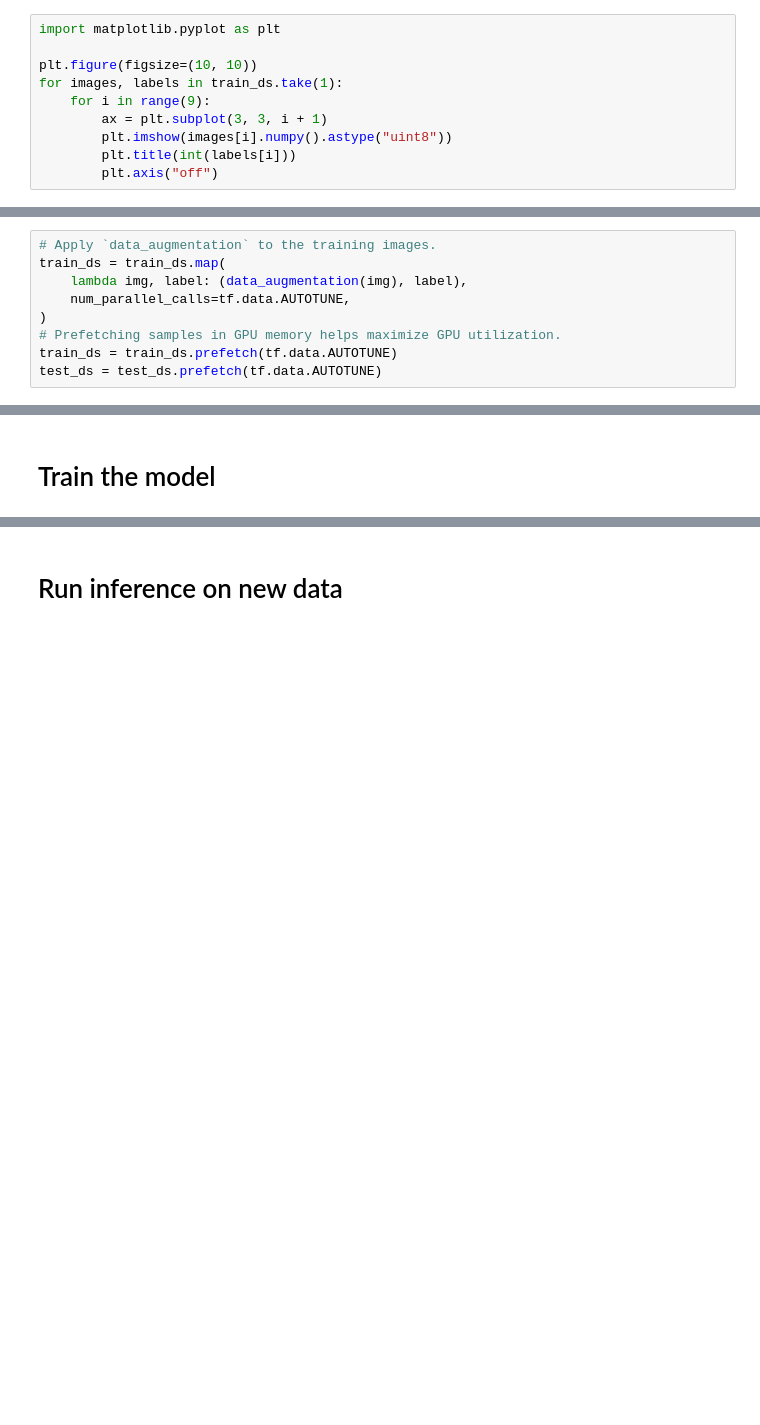
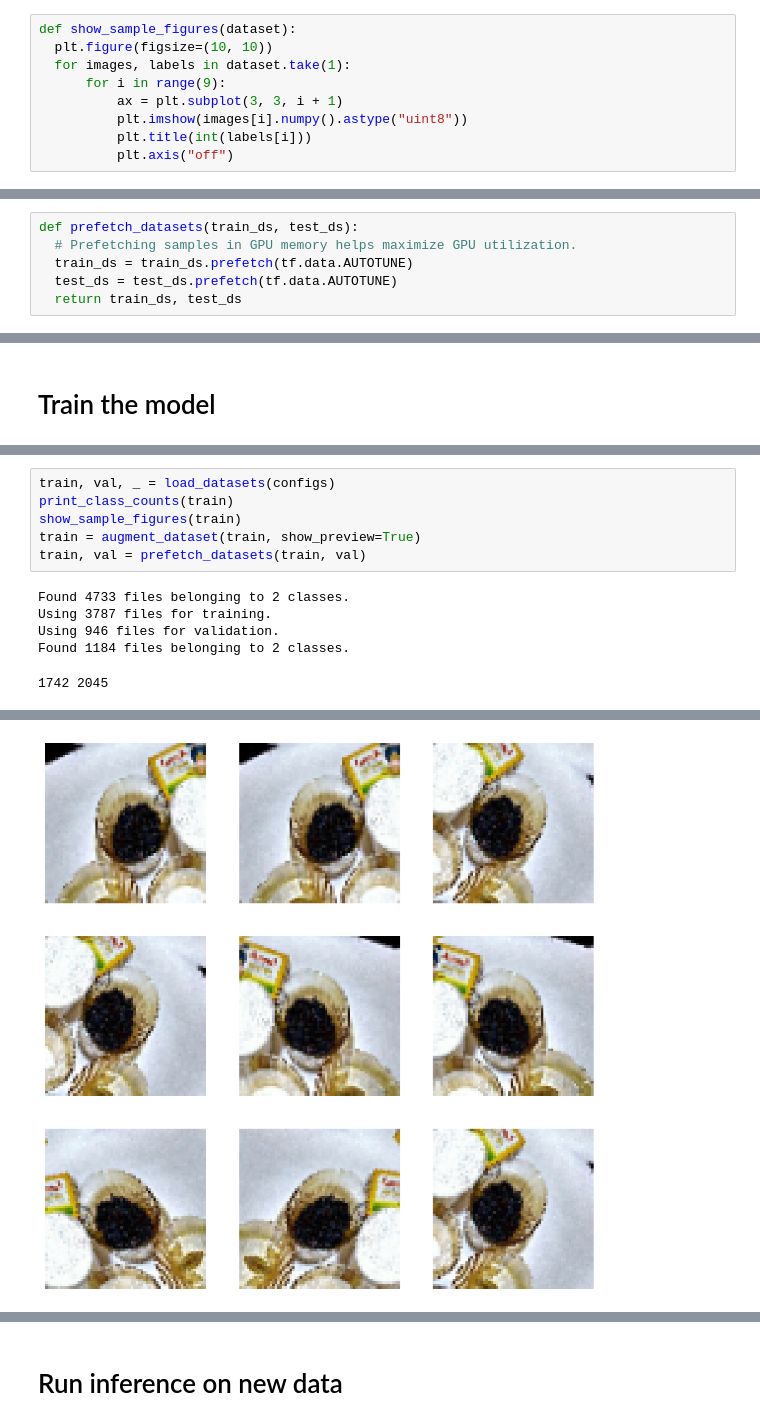
Before and after one commit to mirtorande/muffin-vs-chihuahua, a Jupyter notebook: MuffinsChihuahuas.ipynb, the cells around one changed output, grey strips where cells are left out. Cells and saved outputs as stored; diff of their text form; blank space fills up the shorter version.

```diff
--- a/MuffinsChihuahuas.ipynb
+++ b/MuffinsChihuahuas.ipynb
@@ -118,10 +104,9 @@ print(n_muf, n_chi)
 # %%
-import matplotlib.pyplot as plt
-
-plt.figure(figsize=(10, 10))
-for images, labels in train_ds.take(1):
-    for i in range(9):
-        ax = plt.subplot(3, 3, i + 1)
-        plt.imshow(images[i].numpy().astype("uint8"))
-        plt.title(int(labels[i]))
-        plt.axis("off")
+def show_sample_figures(dataset):
+  plt.figure(figsize=(10, 10))
+  for images, labels in dataset.take(1):
+      for i in range(9):
+          ax = plt.subplot(3, 3, i + 1)
+          plt.imshow(images[i].numpy().astype("uint8"))
+          plt.title(int(labels[i]))
+          plt.axis("off")
@@ -156,12 +141,9 @@ augmented_train_ds = train_ds.map(
 # %%
-# Apply `data_augmentation` to the training images.
-train_ds = train_ds.map(
-    lambda img, label: (data_augmentation(img), label),
-    num_parallel_calls=tf.data.AUTOTUNE,
-)
-# Prefetching samples in GPU memory helps maximize GPU utilization.
-train_ds = train_ds.prefetch(tf.data.AUTOTUNE)
-test_ds = test_ds.prefetch(tf.data.AUTOTUNE)
+def prefetch_datasets(train_ds, test_ds):
+  # Prefetching samples in GPU memory helps maximize GPU utilization.
+  train_ds = train_ds.prefetch(tf.data.AUTOTUNE)
+  test_ds = test_ds.prefetch(tf.data.AUTOTUNE)
+  return train_ds, test_ds
 # %% [markdown]
 # Build the model
 # %%
@@ -243,0 +221,12 @@ wandb.finish()
+# %%
+train, val, _ = load_datasets(configs)
+print_class_counts(train)
+show_sample_figures(train)
+train = augment_dataset(train, show_preview=True)
+train, val = prefetch_datasets(train, val)
+# %% [output]
+Found 4733 files belonging to 2 classes.
+Using 3787 files for training.
+Using 946 files for validation.
+Found 1184 files belonging to 2 classes.
+1742 2045
@@ -243,0 +234 @@ wandb.finish()
+[figure, added]
```
Also changed, not shown: parts of 23 cells of this notebook.
